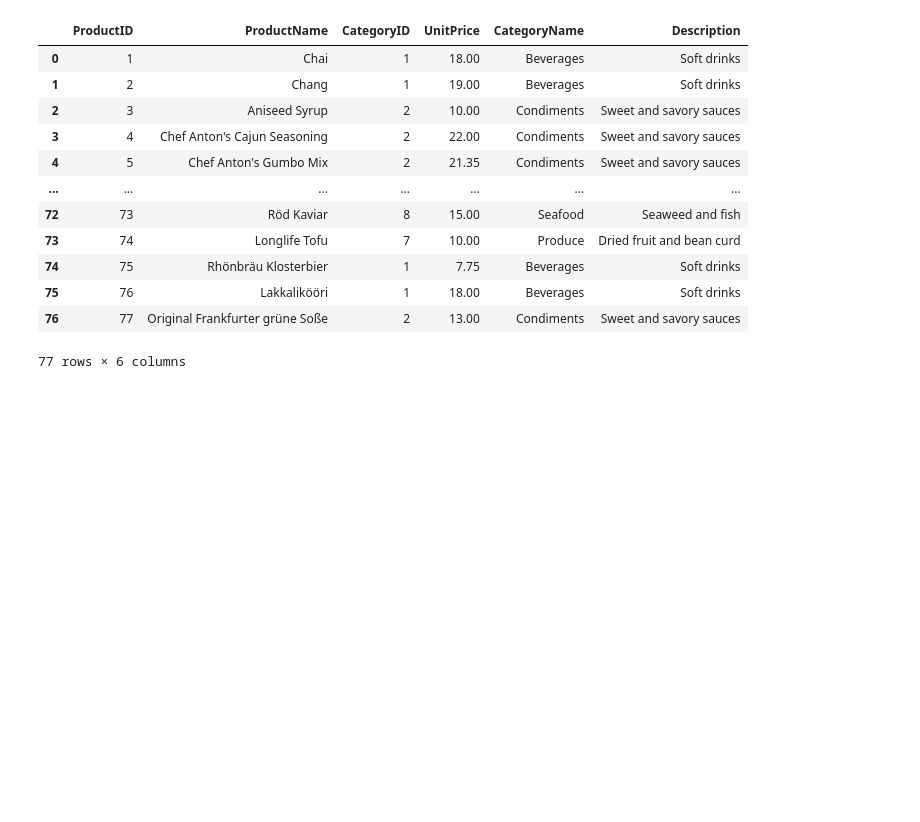
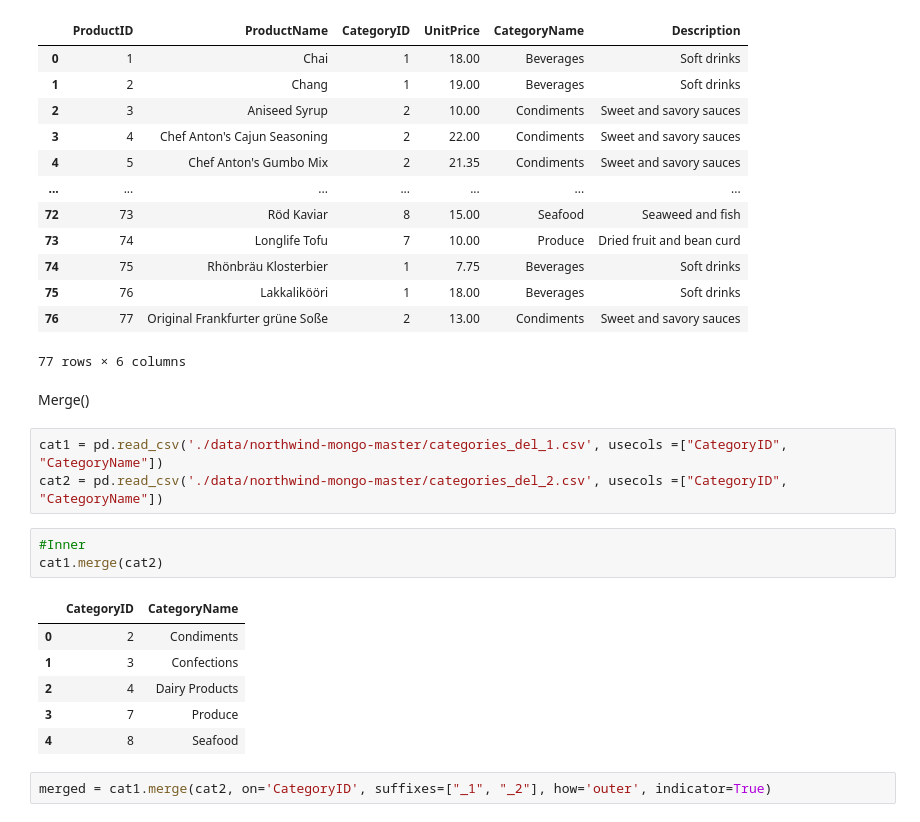
Before and after one commit to Szafranerio/Data_InDepth, a Jupyter notebook: Pandas/Pandas_Joining_Merge_Conncat.ipynb, the cells around one changed output. Cells and saved outputs as stored; diff of their text form; blank space fills up the shorter version.

```diff
--- a/Pandas/Pandas_Joining_Merge_Conncat.ipynb
+++ b/Pandas/Pandas_Joining_Merge_Conncat.ipynb
@@ -123,3 +123,20 @@ products.join(other = categories, on = 'CategoryID')
 | 75 | 76 | Lakkalikööri | 1 | 18.00 | Beverages | Soft drinks |
 | 76 | 77 | Original Frankfurter grüne Soße | 2 | 13.00 | Condiments | Sweet and savory sauces |
 77 rows × 6 columns
+# %% [markdown]
+Merge()
+# %%
+cat1 = pd.read_csv('./data/northwind-mongo-master/categories_del_1.csv', usecols =["CategoryID", "CategoryName"])
+cat2 = pd.read_csv('./data/northwind-mongo-master/categories_del_2.csv', usecols =["CategoryID", "CategoryName"])
+# %%
+#Inner
+cat1.merge(cat2)
+# %% [output]
+|  | CategoryID | CategoryName |
+| 0 | 2 | Condiments |
+| 1 | 3 | Confections |
+| 2 | 4 | Dairy Products |
+| 3 | 7 | Produce |
+| 4 | 8 | Seafood |
+# %%
+merged = cat1.merge(cat2, on='CategoryID', suffixes=["_1", "_2"], how='outer', indicator=True)
```
Also changed, not shown: parts of 3 cells of this notebook, 1 other file.
